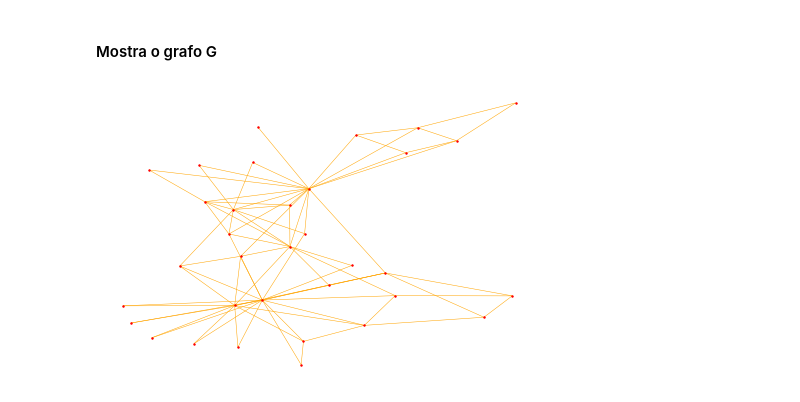
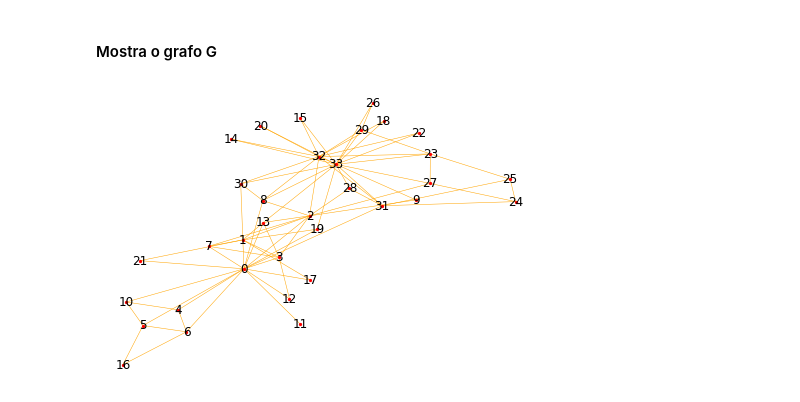
Before and after one commit to mauriciobritojr/Grafos, a Jupyter notebook: Exercício Grafos Estatísticas em Redes Complexas.ipynb, the cells around one changed output. Drawn from its saved outputs; the diff is of its cells as text; code cells hidden in the pictures.

```diff
--- a/Exercício Grafos Estatísticas em Redes Complexas.ipynb
+++ b/Exercício Grafos Estatísticas em Redes Complexas.ipynb
@@ -203,9 +222,9 @@ Periferia: [14, 15, 16, 18, 20, 22, 23, 26, 29]
 #### Mostra o grafo G
 # %%
 # fig = plt.figure(figsize=(8,8))
-nx.draw(G5, pos=nx.spring_layout(G5), with_labels=False, node_color='red', node_size=2, edge_color='orange', width=0.5)
+nx.draw(G5, pos=nx.spring_layout(G5), with_labels=True, node_color='red', node_size=5, edge_color='orange', width=0.5)
 # plt.savefig("graph.png", dpi=300, facecolor='w', edgecolor='w',orientation='portrait',
 #             format=None,transparent=False, bbox_inches=None, pad_inches=0.1)
 plt.show()
 # %% [output]
-[figure, old version]
+[figure, new version]
```
Also changed, not shown: parts of 7 cells of this notebook.
